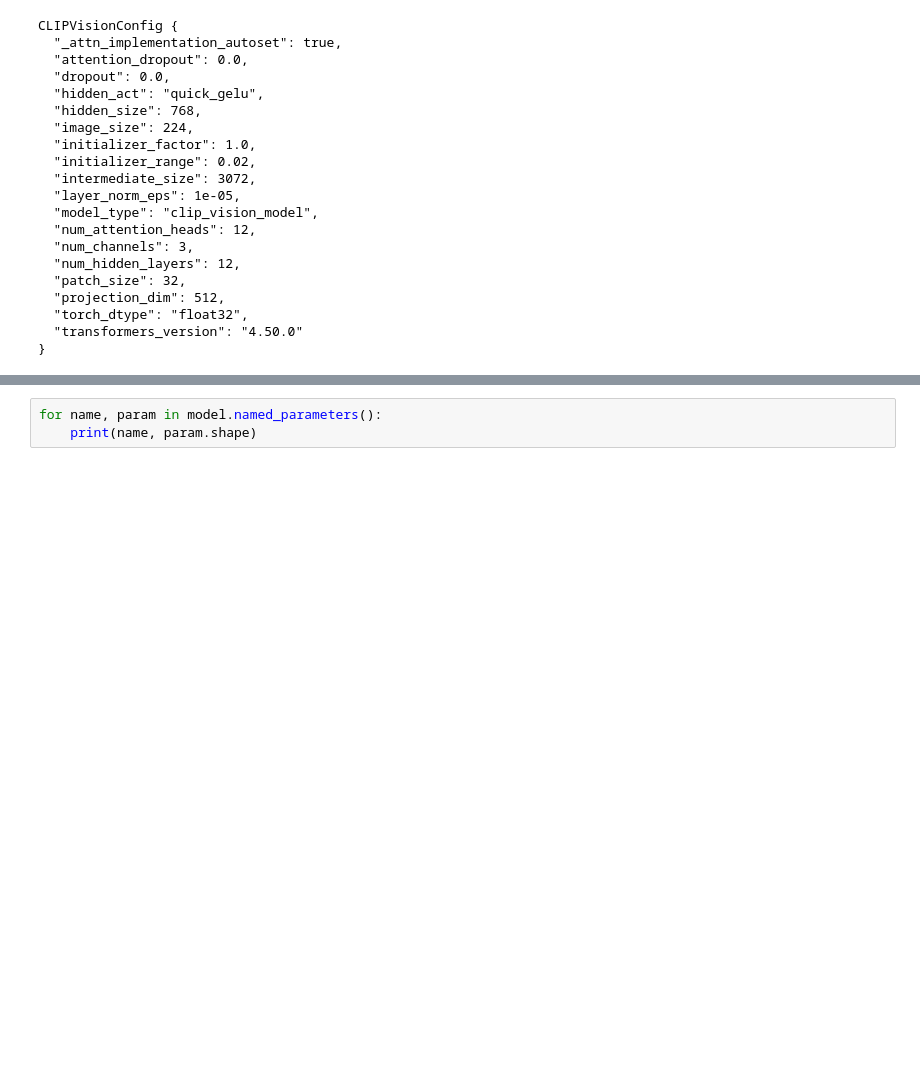
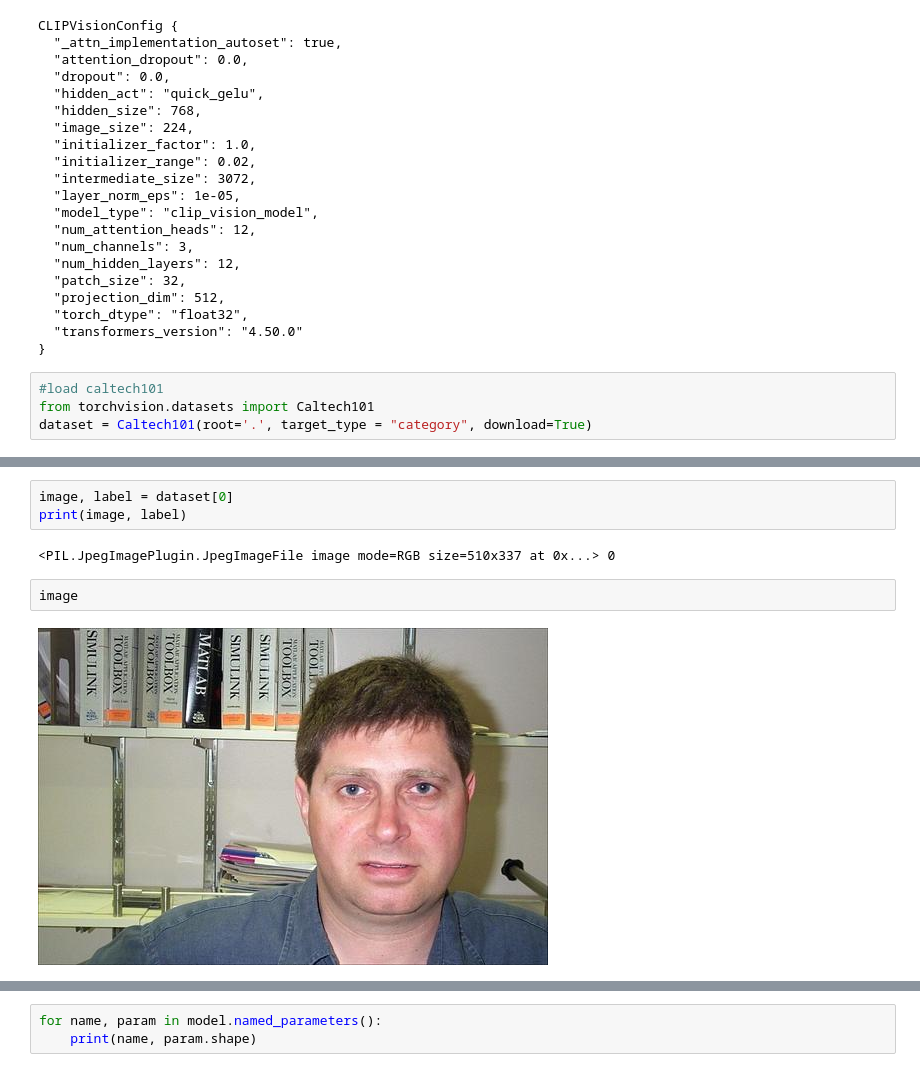
Before and after one commit to JeromeTH/fish-benchmark, a Jupyter notebook: clip-model.ipynb, the cells around one changed output, grey strips where cells are left out. Saved outputs shown, nothing was run; the diff lists cells and outputs as text; blank space fills up the shorter version.

```diff
--- a/clip-model.ipynb
+++ b/clip-model.ipynb
@@ -30,3 +30,7 @@ CLIPVisionConfig {
   "torch_dtype": "float32",
   "transformers_version": "4.50.0"
 }
+# %%
+#load caltech101
+from torchvision.datasets import Caltech101
+dataset = Caltech101(root='.', target_type = "category", download=True)
@@ -32,0 +46,9 @@ CLIPVisionConfig {
+# %%
+image, label = dataset[0]
+print(image, label)
+# %% [output]
+<PIL.JpegImagePlugin.JpegImageFile image mode=RGB size=510x337 at 0x...> 0
+# %%
+image
+# %% [output]
+[figure, added]
```
Also changed, not shown: parts of 6 cells of this notebook, 11 other files.
